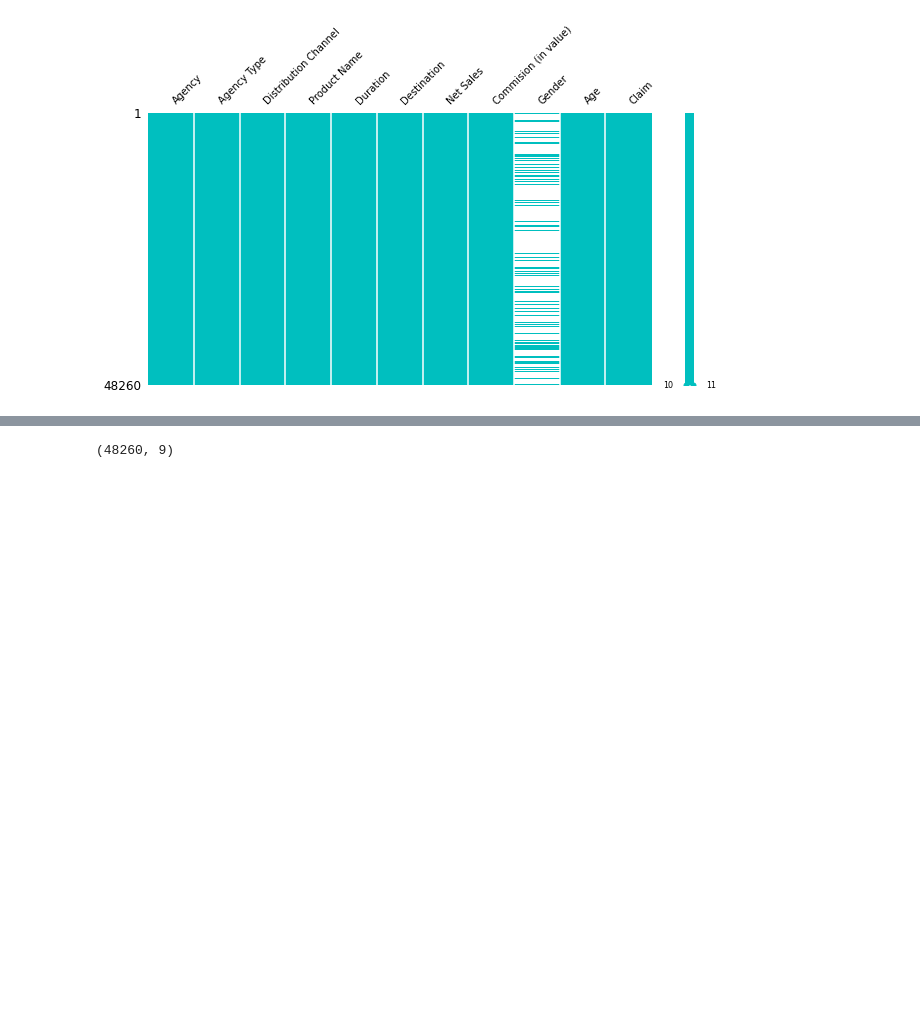
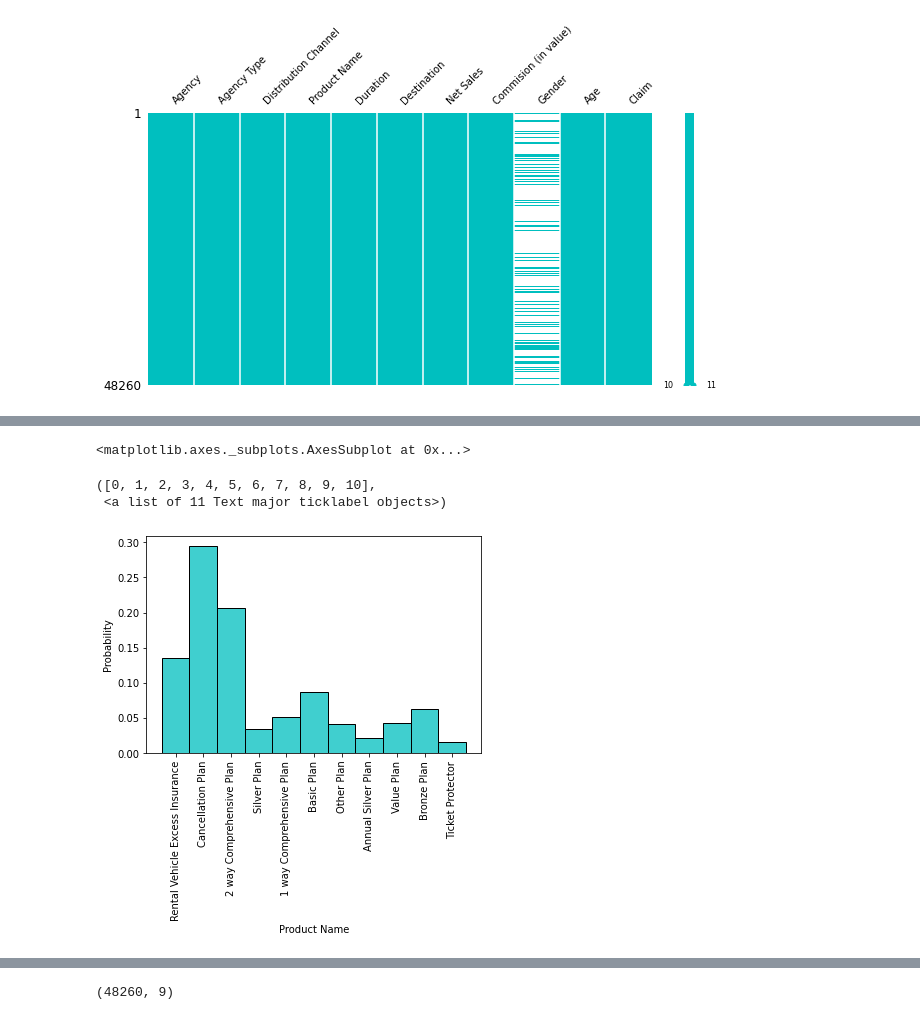
Before and after one commit to Camicb/Projects, a Jupyter notebook: Travel_Insurance_Claim_Prediction.ipynb, the cells around one changed output, grey strips where cells are left out. Drawn from its saved outputs; the diff is of its cells as text; code cells hidden in the pictures; blank space fills up the shorter version.

```diff
--- a/Travel_Insurance_Claim_Prediction.ipynb
+++ b/Travel_Insurance_Claim_Prediction.ipynb
@@ -159,0 +170,15 @@ ins['Age']= ins.loc[:,'Age'].apply(lambda x: np.nan if x == 118 else x)
+# %%
+# PRODUCT NAME
+
+# Replacing the products with a frequency smaller than 1% with 'Other Plan'
+Products=ins.loc[:, 'Product Name'].value_counts(normalize=True)*100
+Products=list(Products[Products < 1].index)
+ins['Product Name']=ins['Product Name'].apply(lambda i: 'Other Plan' if i in Products else i)
+test_ins['Product Name']=test_ins['Product Name'].apply(lambda i: 'Other Plan' if i in Products else i)
+sns.histplot(data=ins, x='Product Name', color='c', stat='probability')  # plot new categories
+plt.xticks(rotation='vertical')
+# %% [output]
+<matplotlib.axes._subplots.AxesSubplot at 0x...>
+([0, 1, 2, 3, 4, 5, 6, 7, 8, 9, 10],
+ <a list of 11 Text major ticklabel objects>)
+[figure, added]
```
Also changed, not shown: parts of 53 cells of this notebook.
